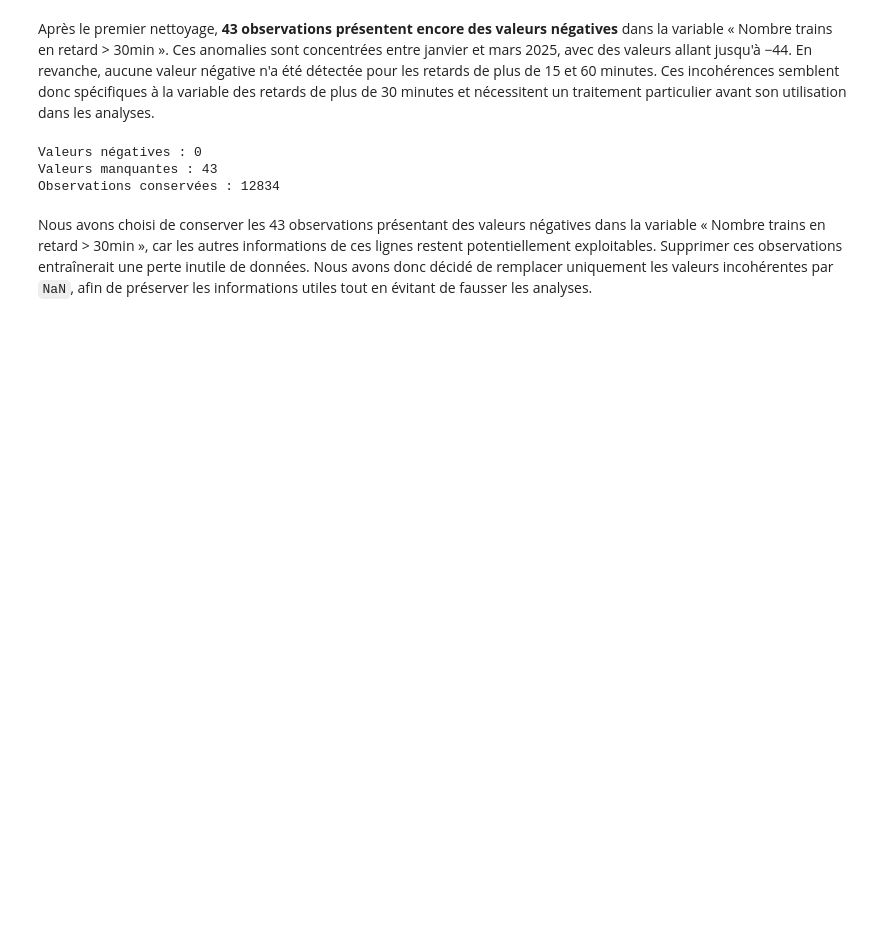
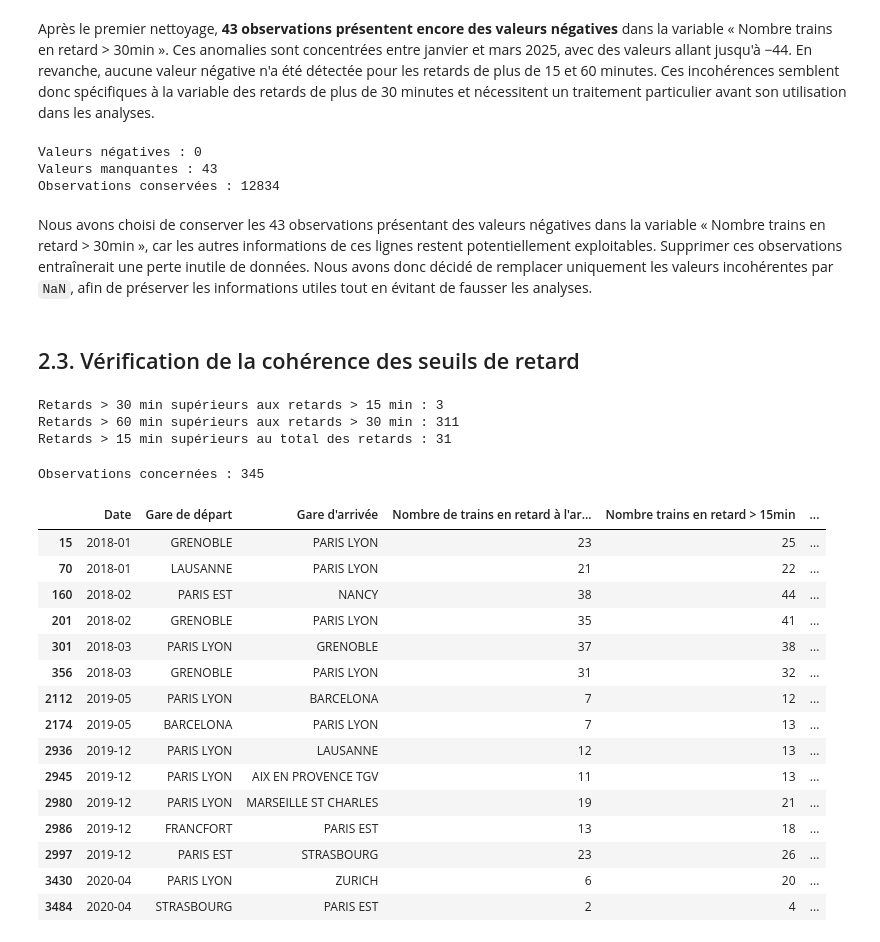
Before and after one commit to ghislainzeufack-prog/RailInsight-SNCF, a Jupyter notebook: notebooks/preprocessing_sncf.ipynb, the cells around one changed output. Saved outputs shown, nothing was run; the diff lists cells and outputs as text; code cells hidden in the pictures; blank space fills up the shorter version.

```diff
--- a/notebooks/preprocessing_sncf.ipynb
+++ b/notebooks/preprocessing_sncf.ipynb
@@ -157,3 +157,65 @@ Valeurs manquantes : 43
 Observations conservées : 12834
 # %% [markdown]
 Nous avons choisi de conserver les 43 observations présentant des valeurs négatives dans la variable « Nombre trains en retard > 30min », car les autres informations de ces lignes restent potentiellement exploitables. Supprimer ces observations entraînerait une perte inutile de données. Nous avons donc décidé de remplacer uniquement les valeurs incohérentes par `NaN`, afin de préserver les informations utiles tout en évitant de fausser les analyses.
+# %% [markdown]
+## 2.3. Vérification de la cohérence des seuils de retard
+# %%
+# Vérification de la cohérence entre les seuils de retard
+retard_15 = df_clean["Nombre trains en retard > 15min"]
+retard_30 = df_clean["Nombre trains en retard > 30min"]
+retard_60 = df_clean["Nombre trains en retard > 60min"]
+
+print("Retards > 30 min supérieurs aux retards > 15 min :",
+      (retard_30 > retard_15).sum())
+
+print("Retards > 60 min supérieurs aux retards > 30 min :",
+      (retard_60 > retard_30).sum())
+
+print("Retards > 15 min supérieurs au total des retards :",
+      (retard_15 > df_clean["Nombre de trains en retard à l'arrivée"]).sum())
+# %% [output]
+Retards > 30 min supérieurs aux retards > 15 min : 3
+Retards > 60 min supérieurs aux retards > 30 min : 311
+Retards > 15 min supérieurs au total des retards : 31
+# %%
+# Identification des observations présentant des seuils incohérents
+incoherences_seuils = (
+    (retard_30 > retard_15)
+    | (retard_60 > retard_30)
+    | (retard_15 > df_clean["Nombre de trains en retard à l'arrivée"])
+)
+
+print("Observations concernées :", incoherences_seuils.sum())
+
+display(
+    df_clean.loc[
+        incoherences_seuils,
+        [
+            "Date",
+            "Gare de départ",
+            "Gare d'arrivée",
+            "Nombre de trains en retard à l'arrivée",
+            "Nombre trains en retard > 15min",
+            "Nombre trains en retard > 30min",
+            "Nombre trains en retard > 60min"
+        ]
+    ].head(15)
+)
+# %% [output]
+Observations concernées : 345
+|  | Date | Gare de départ | Gare d'arrivée | Nombre de trains en retard à l'ar... | Nombre trains en retard > 15min | ... |
+| 15 | 2018-01 | GRENOBLE | PARIS LYON | 23 | 25 | ... |
+| 70 | 2018-01 | LAUSANNE | PARIS LYON | 21 | 22 | ... |
+| 160 | 2018-02 | PARIS EST | NANCY | 38 | 44 | ... |
+| 201 | 2018-02 | GRENOBLE | PARIS LYON | 35 | 41 | ... |
+| 301 | 2018-03 | PARIS LYON | GRENOBLE | 37 | 38 | ... |
+| 356 | 2018-03 | GRENOBLE | PARIS LYON | 31 | 32 | ... |
+| 2112 | 2019-05 | PARIS LYON | BARCELONA | 7 | 12 | ... |
+| 2174 | 2019-05 | BARCELONA | PARIS LYON | 7 | 13 | ... |
+| 2936 | 2019-12 | PARIS LYON | LAUSANNE | 12 | 13 | ... |
+| 2945 | 2019-12 | PARIS LYON | AIX EN PROVENCE TGV | 11 | 13 | ... |
+| 2980 | 2019-12 | PARIS LYON | MARSEILLE ST CHARLES | 19 | 21 | ... |
+| 2986 | 2019-12 | FRANCFORT | PARIS EST | 13 | 18 | ... |
+| 2997 | 2019-12 | PARIS EST | STRASBOURG | 23 | 26 | ... |
+| 3430 | 2020-04 | PARIS LYON | ZURICH | 6 | 20 | ... |
+| 3484 | 2020-04 | STRASBOURG | PARIS EST | 2 | 4 | ... |
```
Also changed, not shown: parts of 16 cells of this notebook.
